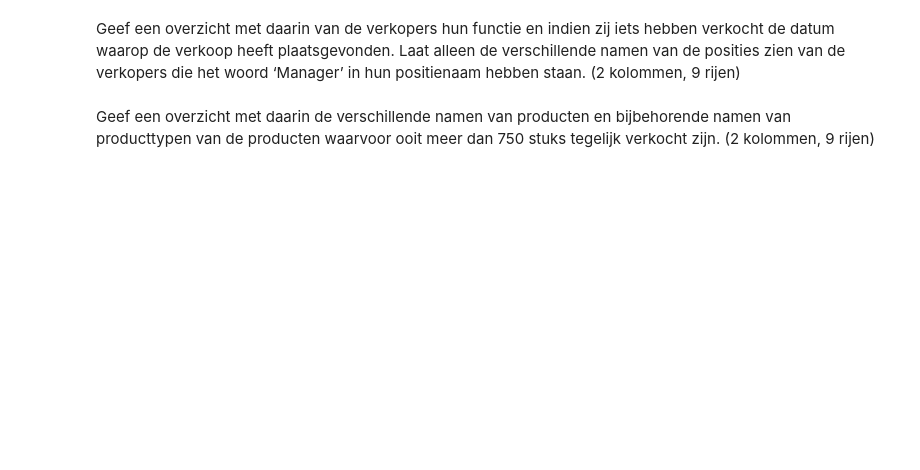
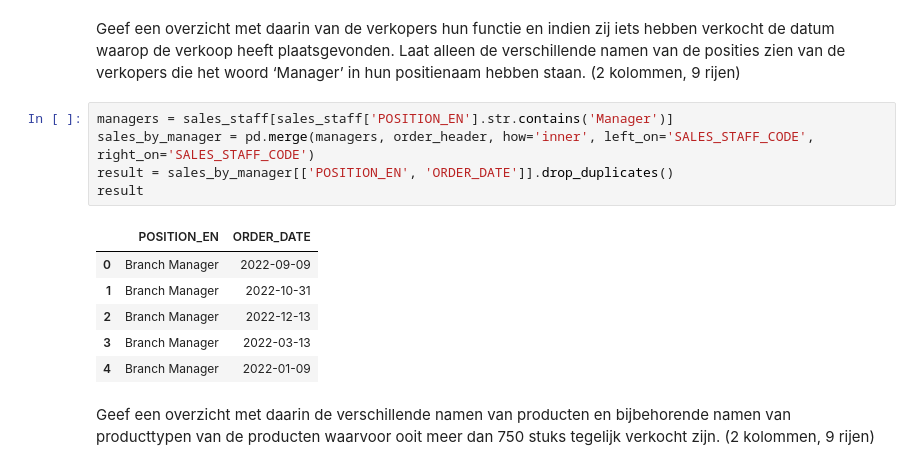
Before and after one commit to troykort/DaD, a Jupyter notebook: Practicum_2.3_Opdracht/Practicum_2.3_Opdrachten.ipynb, the cells around one changed output. Saved outputs shown, nothing was run; the diff lists cells and outputs as text; blank space fills up the shorter version.

```diff
--- a/Practicum_2.3_Opdracht/Practicum_2.3_Opdrachten.ipynb
+++ b/Practicum_2.3_Opdracht/Practicum_2.3_Opdrachten.ipynb
@@ -322,4 +331,16 @@ Geef een overzicht met daarin alle unieke eerste adressen van klantvestigingen e
 # %% [markdown]
 Geef een overzicht met daarin van de verkopers hun functie en indien zij iets hebben verkocht de datum waarop de verkoop heeft plaatsgevonden. Laat alleen de verschillende namen van de posities zien van de verkopers die het woord ‘Manager’ in hun positienaam hebben staan. (2 kolommen, 9 rijen)
+# %%
+managers = sales_staff[sales_staff['POSITION_EN'].str.contains('Manager')]
+sales_by_manager = pd.merge(managers, order_header, how='inner', left_on='SALES_STAFF_CODE', right_on='SALES_STAFF_CODE')
+result = sales_by_manager[['POSITION_EN', 'ORDER_DATE']].drop_duplicates()
+result
+# %% [output]
+|  | POSITION_EN | ORDER_DATE |
+| 0 | Branch Manager | 2022-09-09 |
+| 1 | Branch Manager | 2022-10-31 |
+| 2 | Branch Manager | 2022-12-13 |
+| 3 | Branch Manager | 2022-03-13 |
+| 4 | Branch Manager | 2022-01-09 |
 # %% [markdown]
 Geef een overzicht met daarin de verschillende namen van producten en bijbehorende namen van producttypen van de producten waarvoor ooit meer dan 750 stuks tegelijk verkocht zijn. (2 kolommen, 9 rijen)
```
Also changed, not shown: parts of 3 cells of this notebook, 2 other files.
